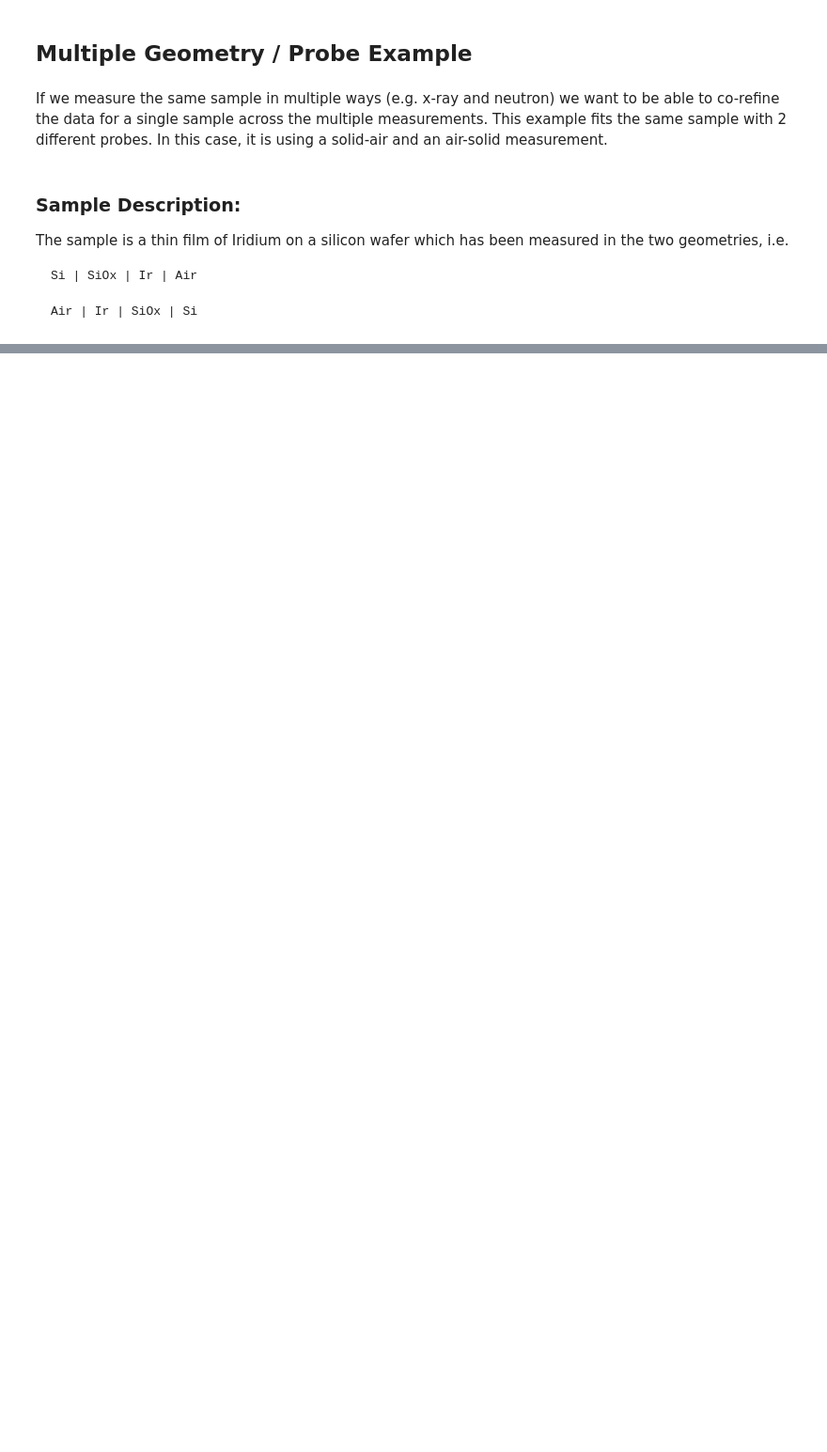
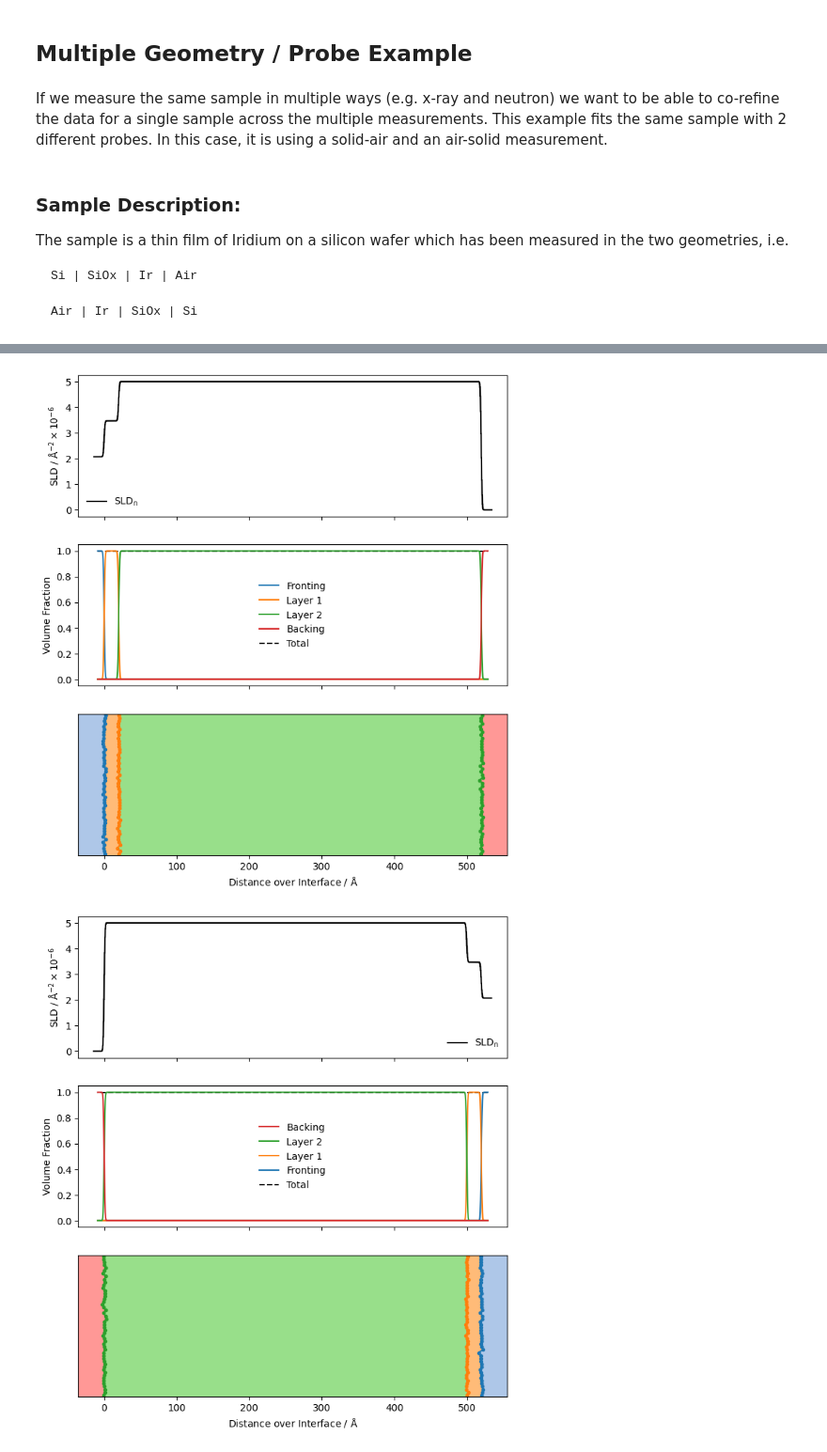
Before and after one commit to Armatron44/VFP, a Jupyter notebook: docs/multiple_geometry_example.ipynb, the cells around one changed output, grey strips where cells are left out. Shown at 94% size. Cells and saved outputs as stored; diff of their text form; code cells hidden in the pictures; blank space fills up the shorter version.

```diff
--- a/docs/multiple_geometry_example.ipynb
+++ b/docs/multiple_geometry_example.ipynb
@@ -22,3 +22,41 @@ The sample is a thin film of Iridium on a silicon wafer which has been measured
     Si | SiOx | Ir | Air
 
     Air | Ir | SiOx | Si
+# %%
+# Define the SLD / materials used in the model:
+
+Si = SLD(2.07, name='Si')
+SiO2 = SLD(3.47, name='SiO2')
+Ir = SLD(5.0, name='Ir')
+Air = SLD(0.0, name='Air')
+# %%
+# Create parameters for the parameters we will vary (i.e. the thickness, roughness and volume fractions:
+
+sio2_thickness = Parameter(20, name='sio2_thickness', vary=True, bounds=(10, 30))
+Ir_thickness = Parameter(500, name='Ir_thickness', vary=True, bounds=(100, 700))
+
+si_sio2_roughness = Parameter(1, name='si_sio2_roughness', vary=True, bounds=(1, 5))
+sio2_Ir_roughness = Parameter(1, name='sio2_Ir_roughness', vary=True, bounds=(1, 6))
+Ir_air_roughness = Parameter(1, name='Ir_air_roughness', vary=True, bounds=(1, 6))
+# %%
+# Assemble lists in the structure order for our thickness, roughness and slds
+
+thicknesses = (0, sio2_thickness, Ir_thickness)
+roughnesses = (si_sio2_roughness, sio2_Ir_roughness, Ir_air_roughness)
+
+list_slds = [Si.real,
+               SiO2.real,
+               Ir.real,
+               Air.real]
+# %%
+# Assemble these into the VFP objects for each contrast:
+
+Si_vfp = vfp.refnxVFP(nslds=list_slds,
+                     thicknesses=thicknesses,
+                     roughnesses=roughnesses,
+                     orientation="front")
+
+Air_vfp = vfp.refnxVFP(nslds=list_slds,
+                     thicknesses=thicknesses,
+                     roughnesses=roughnesses,
+                     orientation="back")
@@ -24,0 +100,9 @@ The sample is a thin film of Iridium on a silicon wafer which has been measured
+# %%
+## Note: this might need updating with new plotting features.
+Si_vfp.plot()
+plt.show()
+Air_vfp.plot()
+plt.show()
+# %% [output]
+[figure, added]
+[figure, added]
```
Also changed, not shown: parts of 5 cells of this notebook.
